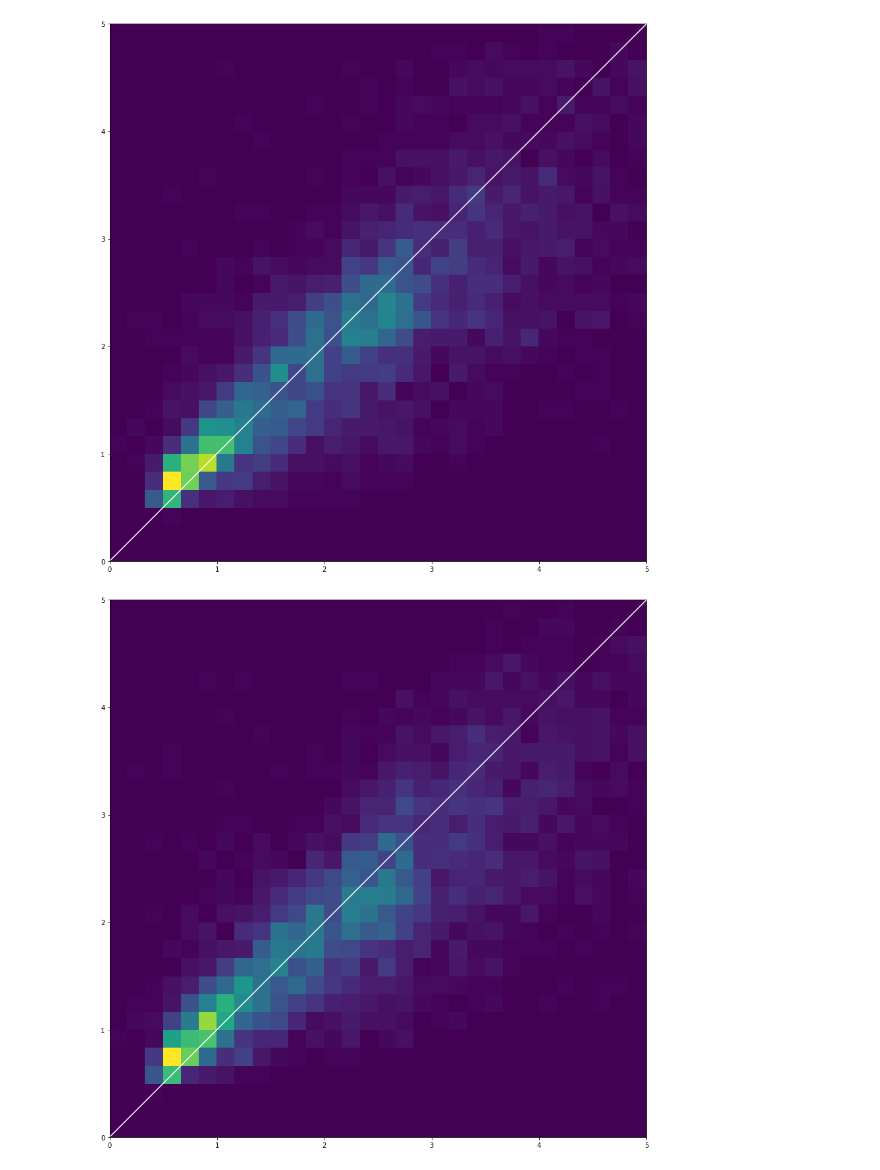
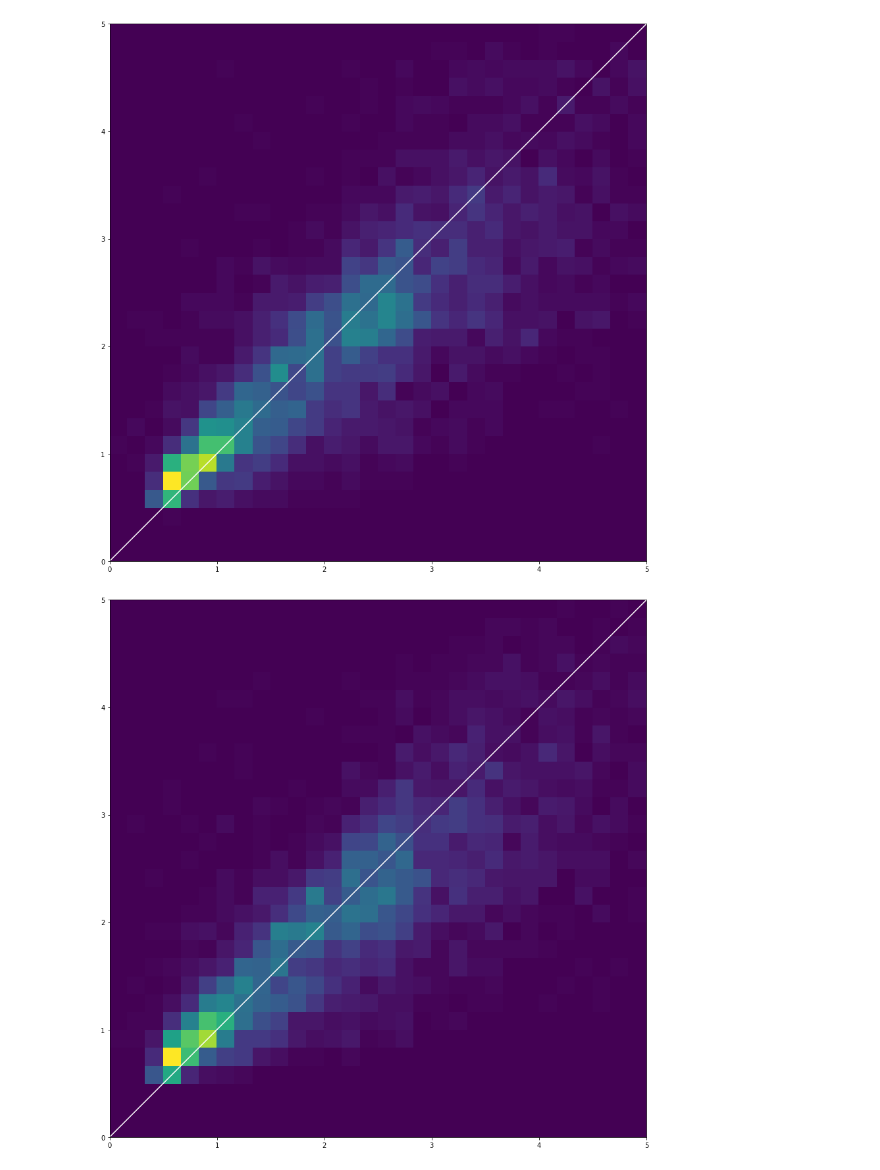
Before and after one commit to cbernet/introduction_machine_learning, a Jupyter notebook: notebooks/supervised_learning/xgboost_housing.ipynb, the cells around one changed output. Saved outputs shown, nothing was run; the diff lists cells and outputs as text; code cells hidden in the pictures.

Commit message:
min_child_weight

```diff
--- a/notebooks/supervised_learning/xgboost_housing.ipynb
+++ b/notebooks/supervised_learning/xgboost_housing.ipynb
@@ -248,16 +248,17 @@ plot(y_test, preds)
 # %% [output]
 [figure]
 # %%
-param = {'max_depth':6,
+param = {'max_depth':7,
          'gamma' : 1,
+         'min_child_weight': 20,
          'learning_rate':0.05,
          'n_jobs':1,
          'objective':'reg:squarederror',
          'n_estimators':200}
 
 bst = XGBRegressor(**param)
 bst.fit(x_train, y_train, verbose=True)
 preds = bst.predict(x_test)
 plot(y_test, preds)
 # %% [output]
-[figure, old version]
+[figure, new version]
```
